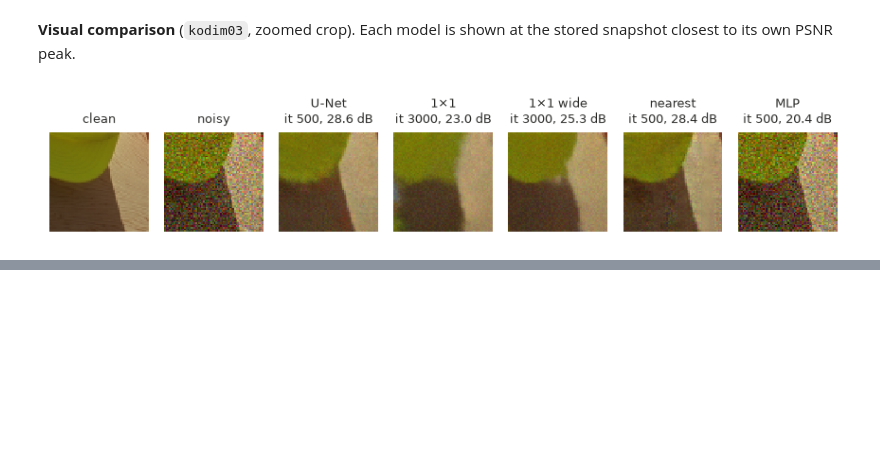
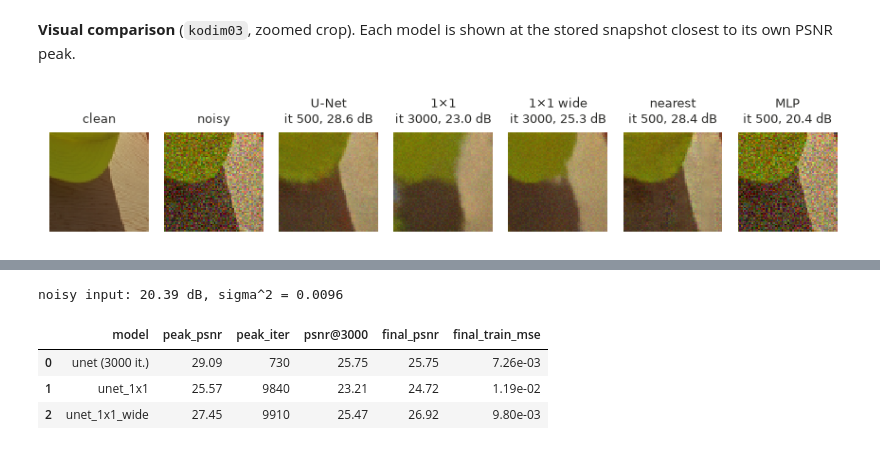
Before and after one commit to nevithalinuk9-spec/B4-Practical, a Jupyter notebook: notebooks/03_H3_architectures.ipynb, the cells around one changed output, grey strips where cells are left out. Saved outputs shown, nothing was run; the diff lists cells and outputs as text; code cells hidden in the pictures; blank space fills up the shorter version.

```diff
--- a/notebooks/03_H3_architectures.ipynb
+++ b/notebooks/03_H3_architectures.ipynb
@@ -156,0 +159,18 @@ savefig(fig, "h3_crops")
+# %%
+long = load_runs("h3_long")
+ref = h3[(h3.model == "unet") & (h3.image == "kodim03")]
+nb03 = noisy_baseline("kodim03", 25)["noisy_psnr"]
+rows = []
+for m, g in [("unet (3000 it.)", ref)] + list(long.groupby("model")):
+    i = g["psnr_clean"].idxmax()
+    rows.append({"model": m, "peak_psnr": g.loc[i, "psnr_clean"], "peak_iter": int(g.loc[i, "iter"]),
+                 "psnr@3000": g.loc[(g["iter"] - 3000).abs().idxmin(), "psnr_clean"],
+                 "final_psnr": g["psnr_clean"].iloc[-1], "final_train_mse": g["loss"].iloc[-1]})
+print(f"noisy input: {nb03:.2f} dB, sigma^2 = {(25/255)**2:.4f}")
+pd.DataFrame(rows)
+# %% [output]
+noisy input: 20.39 dB, sigma^2 = 0.0096
+|  | model | peak_psnr | peak_iter | psnr@3000 | final_psnr | final_train_mse |
+| 0 | unet (3000 it.) | 29.09 | 730 | 25.75 | 25.75 | 7.26e-03 |
+| 1 | unet_1x1 | 25.57 | 9840 | 23.21 | 24.72 | 1.19e-02 |
+| 2 | unet_1x1_wide | 27.45 | 9910 | 25.47 | 26.92 | 9.80e-03 |
```
Also changed, not shown: parts of 4 cells of this notebook, 15 other files.
